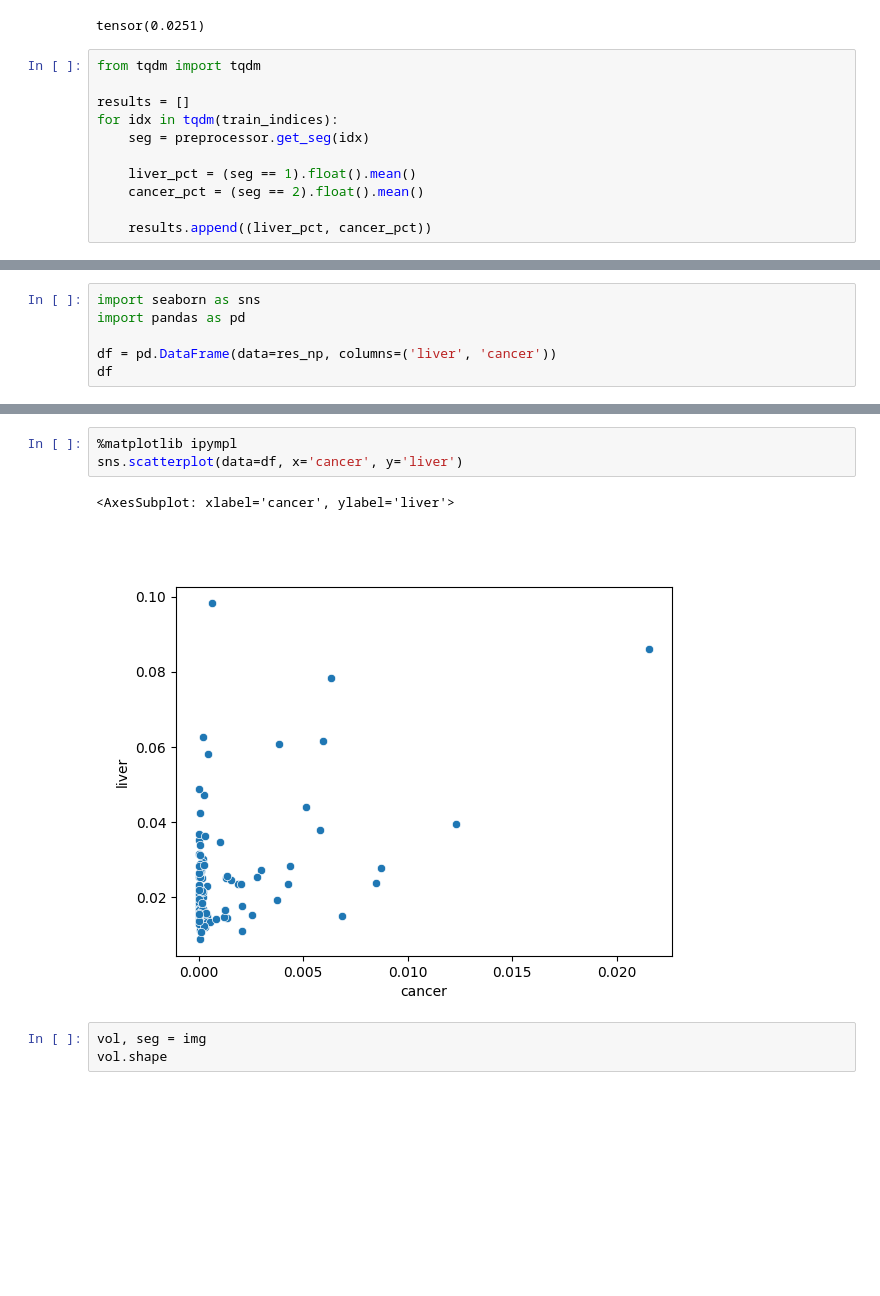
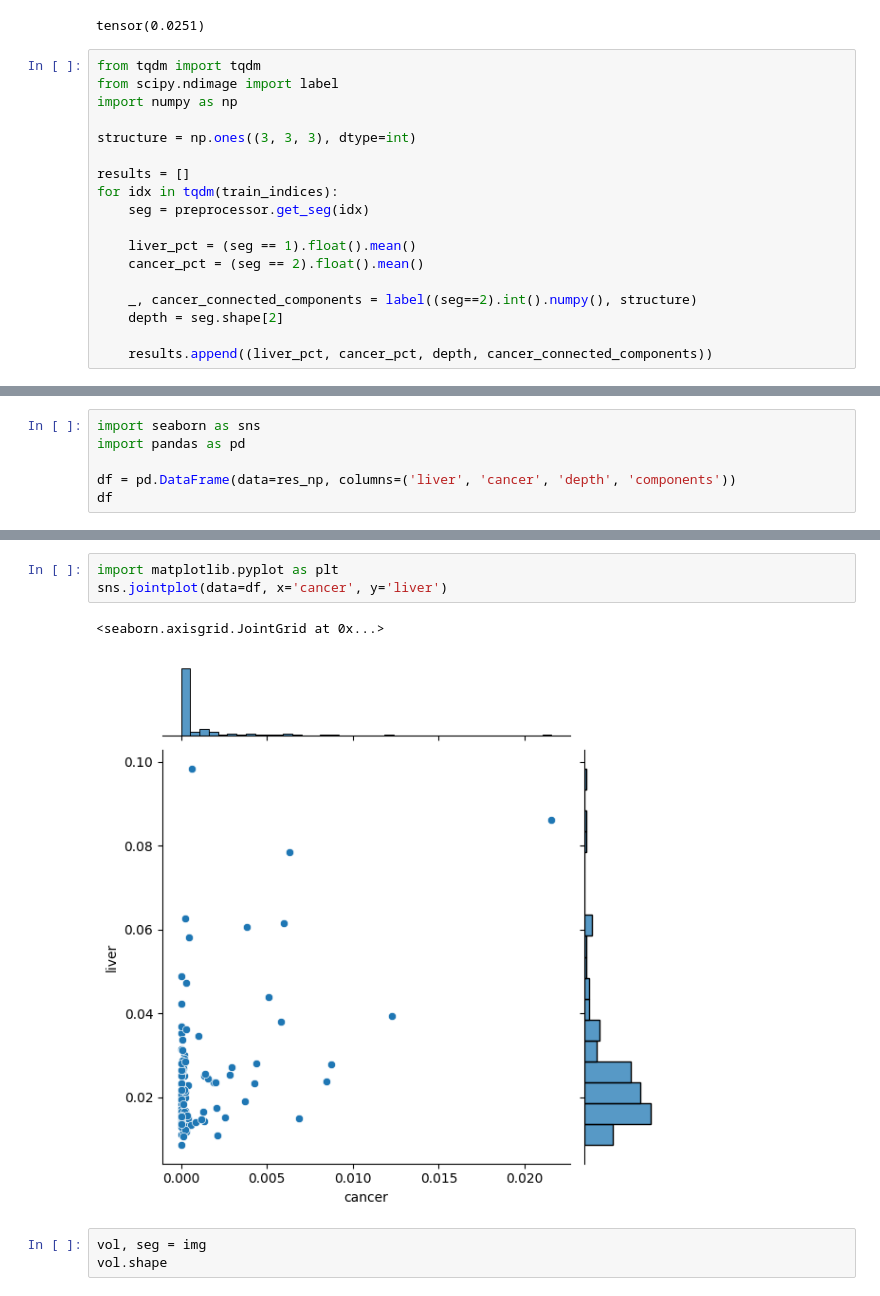
Before and after one commit to Robertleoj/APDS-final-project, a Jupyter notebook: src/2p5D/data_exploration.ipynb, the cells around one changed output, grey strips where cells are left out. Drawn from its saved outputs; the diff is of its cells as text; blank space fills up the shorter version.

```diff
--- a/src/2p5D/data_exploration.ipynb
+++ b/src/2p5D/data_exploration.ipynb
@@ -29,6 +29,10 @@ torch.Size([512, 512, 94])
 tensor(0.0251)
 # %%
 from tqdm import tqdm
+from scipy.ndimage import label
+import numpy as np
+
+structure = np.ones((3, 3, 3), dtype=int)
 
 results = []
 for idx in tqdm(train_indices):
@@ -37,5 +41,8 @@ for idx in tqdm(train_indices):
     liver_pct = (seg == 1).float().mean()
     cancer_pct = (seg == 2).float().mean()
 
-    results.append((liver_pct, cancer_pct))
+    _, cancer_connected_components = label((seg==2).int().numpy(), structure)
+    depth = seg.shape[2]
+
+    results.append((liver_pct, cancer_pct, depth, cancer_connected_components))
 # %%
@@ -49,6 +55,6 @@ res_np.shape
 import seaborn as sns
 import pandas as pd
 
-df = pd.DataFrame(data=res_np, columns=('liver', 'cancer'))
+df = pd.DataFrame(data=res_np, columns=('liver', 'cancer', 'depth', 'components'))
 df
 # %% [output]
@@ -68,9 +74,9 @@ df
 # %%
-%matplotlib ipympl
-sns.scatterplot(data=df, x='cancer', y='liver')
+import matplotlib.pyplot as plt
+sns.jointplot(data=df, x='cancer', y='liver')
 # %% [output]
-<AxesSubplot: xlabel='cancer', ylabel='liver'>
+<seaborn.axisgrid.JointGrid at 0x...>
-[figure, old version]
+[figure, new version]
 # %%
 vol, seg = img
 vol.shape
```
Also changed, not shown: parts of 6 cells of this notebook, 4 other files.
